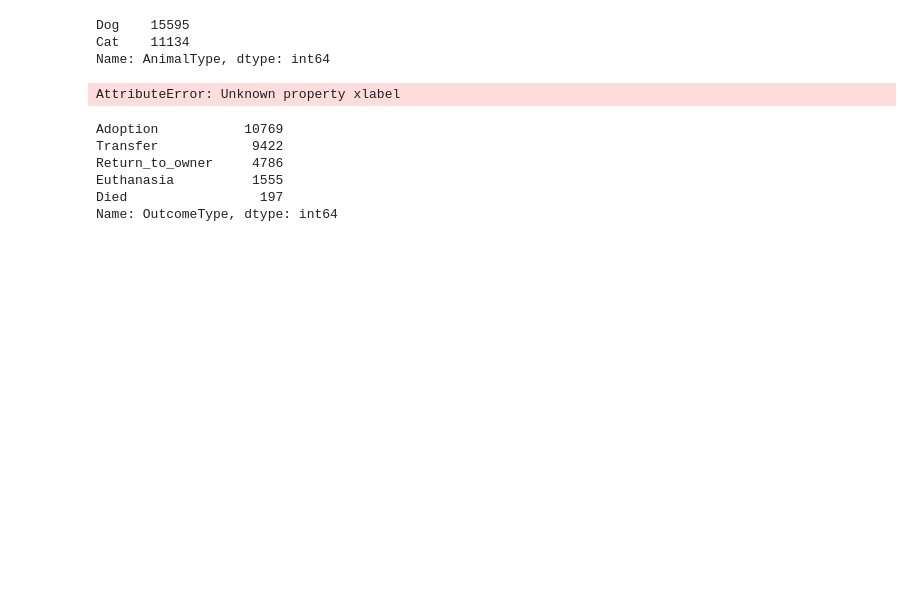
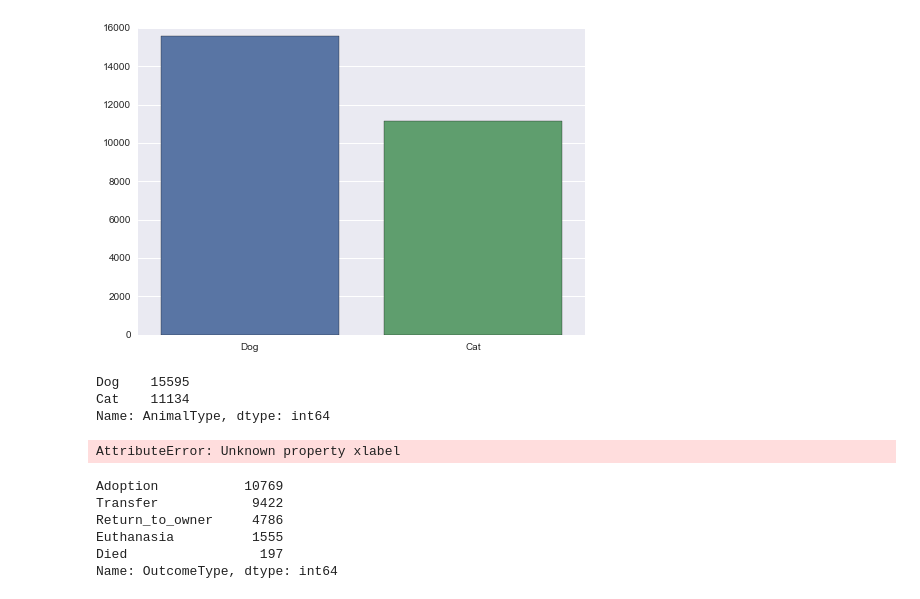
Before and after one commit to byted/ShelterAnimalOutcomeKaggle, a Jupyter notebook: simon/ML Animals.ipynb, the cells around one changed output. Drawn from its saved outputs; the diff is of its cells as text; code cells hidden in the pictures; blank space fills up the shorter version.

```diff
--- a/simon/ML Animals.ipynb
+++ b/simon/ML Animals.ipynb
@@ -10,9 +10,11 @@ train = pd.read_csv('../data/train.csv', delimiter=',')
 test = pd.read_csv('../data/test.csv', delimiter=',')
 # %%
 sns_plot=sns.countplot(train.AnimalType)
-sns_plot.xlabel = ""
+sns_plot.set(xlabel= "", ylabel="")
 sns_plot.figure.savefig("animaltype.pdf")
 #sns_plo
+# %% [output]
+[figure, added]
 # %%
 train.AnimalType.value_counts()
 # %% [output]
```
